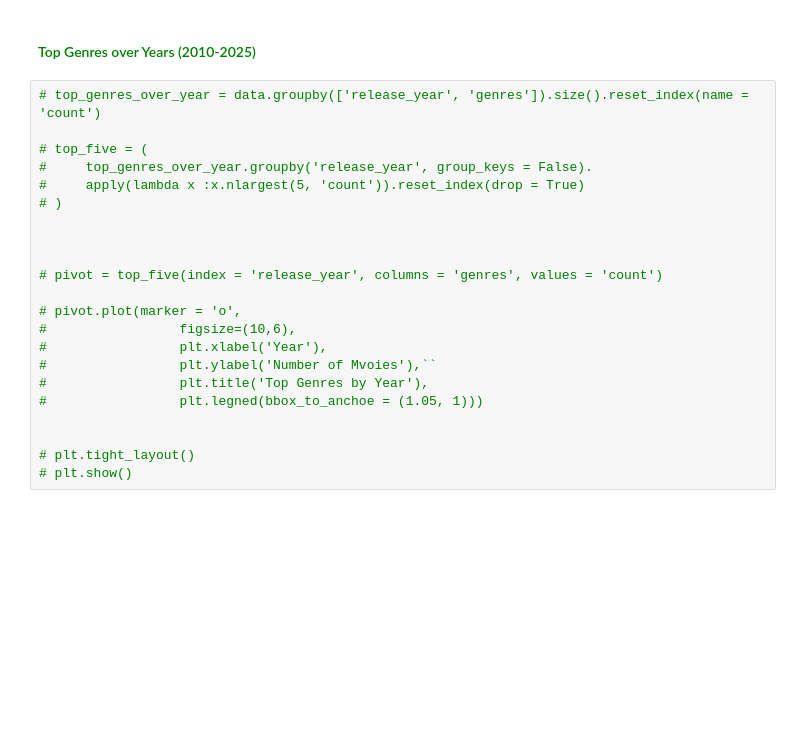
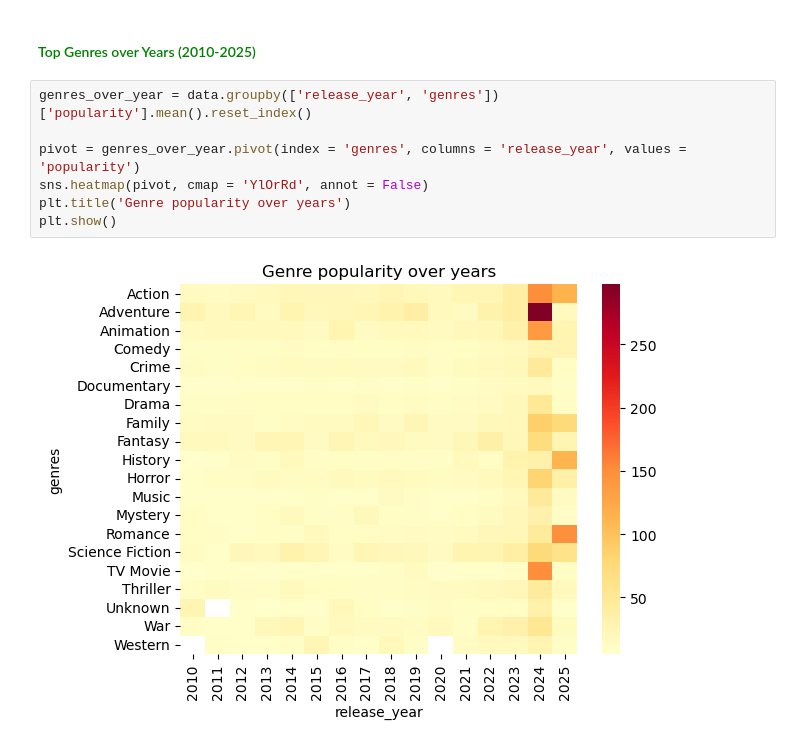
Before and after one commit to Kartika-Nidhi/DS_Projects, a Jupyter notebook: Netflix2025Analysis.ipynb, the cells around one changed output. Cells and saved outputs as stored; diff of their text form; blank space fills up the shorter version.

Commit message:
Top genres over year and popularity analysis completed

```diff
--- a/Netflix2025Analysis.ipynb
+++ b/Netflix2025Analysis.ipynb
@@ -682,24 +682,11 @@ plt.show()
 # %% [markdown]
 <h4 style = "color:green"> Top Genres over Years (2010-2025)
 # %%
-# top_genres_over_year = data.groupby(['release_year', 'genres']).size().reset_index(name = 'count')
+genres_over_year = data.groupby(['release_year', 'genres'])['popularity'].mean().reset_index()
 
-# top_five = (
-#     top_genres_over_year.groupby('release_year', group_keys = False).
-#     apply(lambda x :x.nlargest(5, 'count')).reset_index(drop = True)
-# )
-
-
-
-# pivot = top_five(index = 'release_year', columns = 'genres', values = 'count')
-
-# pivot.plot(marker = 'o',
-#                 figsize=(10,6),
-#                 plt.xlabel('Year'),
-#                 plt.ylabel('Number of Mvoies'),``
-#                 plt.title('Top Genres by Year'),
-#                 plt.legned(bbox_to_anchoe = (1.05, 1)))
-
-
-# plt.tight_layout()
-# plt.show()
+pivot = genres_over_year.pivot(index = 'genres', columns = 'release_year', values = 'popularity')
+sns.heatmap(pivot, cmap = 'YlOrRd', annot = False)
+plt.title('Genre popularity over years')
+plt.show()
+# %% [output]
+[figure, added]
```
Also changed, not shown: parts of 8 cells of this notebook.
